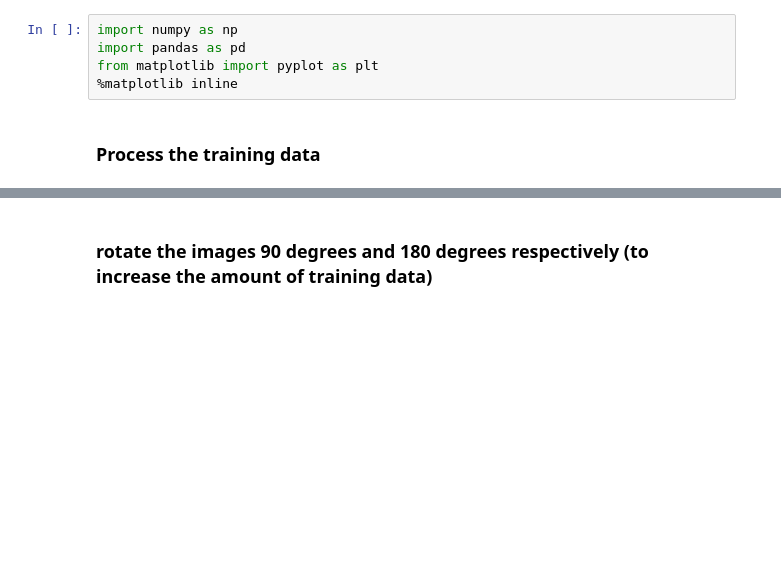
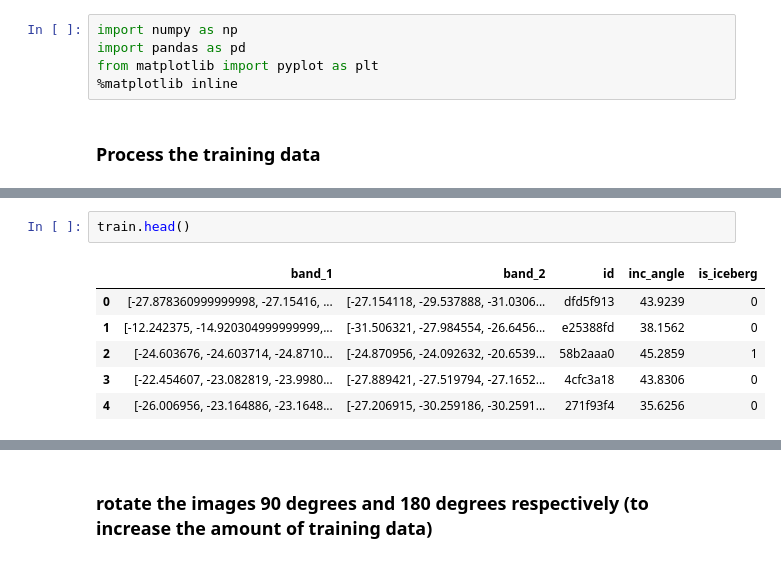
Before and after one commit to yaqiongz/Iceberg---Kaggle-competition, a Jupyter notebook: dataPreprocessing.ipynb, the cells around one changed output, grey strips where cells are left out. Cells and saved outputs as stored; diff of their text form; blank space fills up the shorter version.

```diff
--- a/dataPreprocessing.ipynb
+++ b/dataPreprocessing.ipynb
@@ -13,0 +32,9 @@ from matplotlib import pyplot as plt
+# %%
+train.head()
+# %% [output]
+|  | band_1 | band_2 | id | inc_angle | is_iceberg |
+| 0 | [-27.878360999999998, -27.15416, ... | [-27.154118, -29.537888, -31.0306... | dfd5f913 | 43.9239 | 0 |
+| 1 | [-12.242375, -14.920304999999999,... | [-31.506321, -27.984554, -26.6456... | e25388fd | 38.1562 | 0 |
+| 2 | [-24.603676, -24.603714, -24.8710... | [-24.870956, -24.092632, -20.6539... | 58b2aaa0 | 45.2859 | 1 |
+| 3 | [-22.454607, -23.082819, -23.9980... | [-27.889421, -27.519794, -27.1652... | 4cfc3a18 | 43.8306 | 0 |
+| 4 | [-26.006956, -23.164886, -23.1648... | [-27.206915, -30.259186, -30.2591... | 271f93f4 | 35.6256 | 0 |
```
Also changed, not shown: parts of 7 cells of this notebook.
